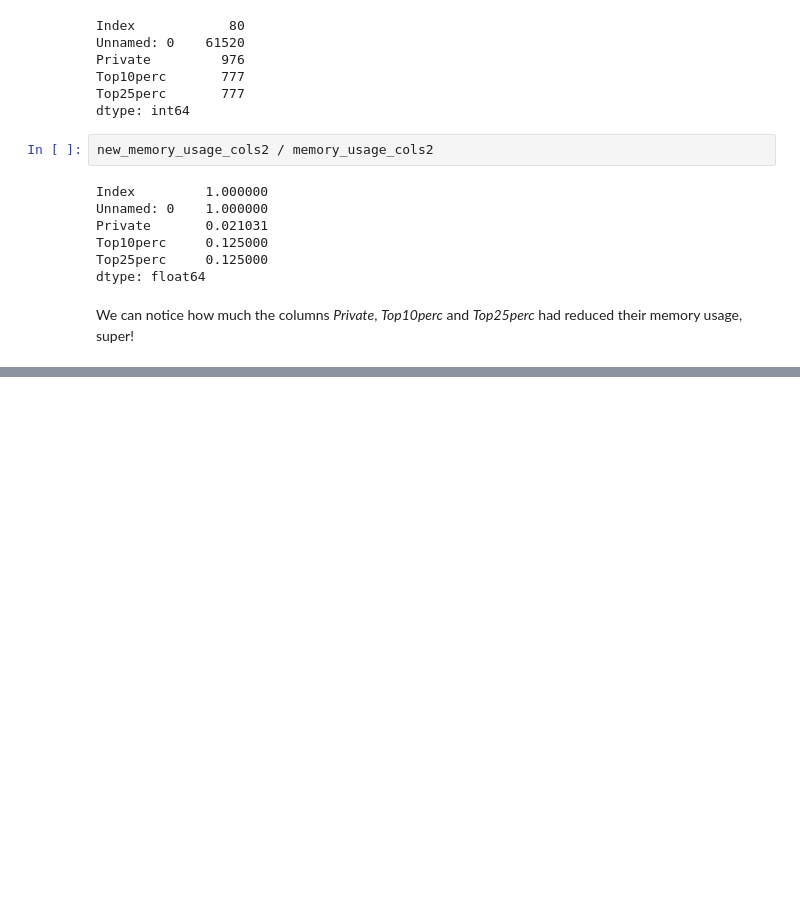
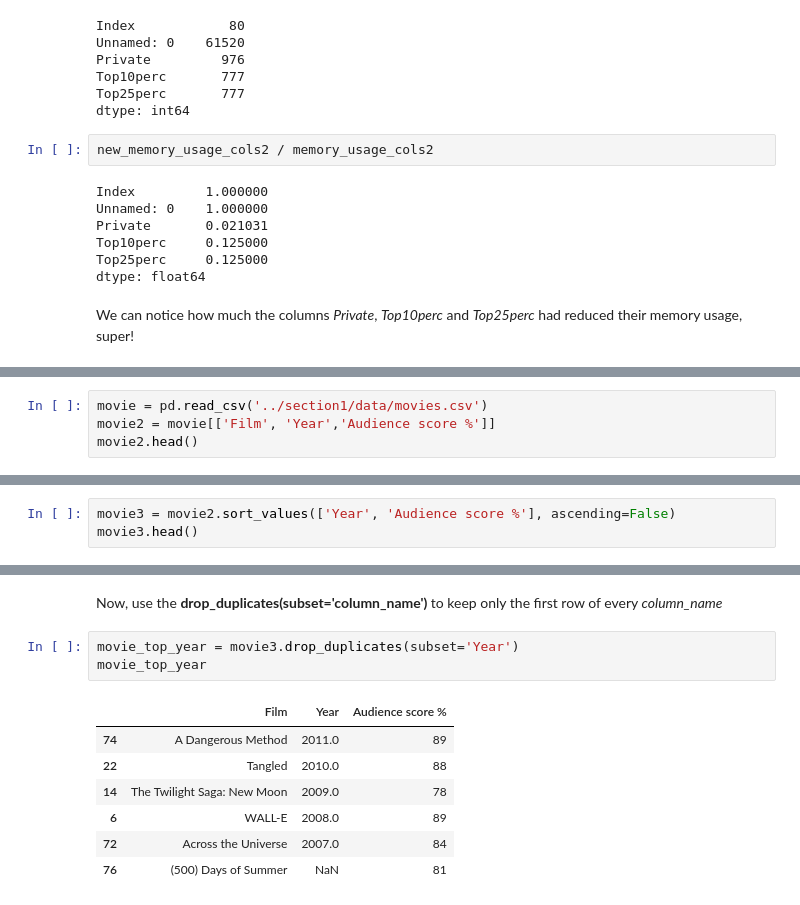
Before and after one commit to pptr3/analysis-data-exploration, a Jupyter notebook: section3/beginning_eda.ipynb, the cells around one changed output, grey strips where cells are left out. Cells and saved outputs as stored; diff of their text form; blank space fills up the shorter version.

```diff
--- a/section3/beginning_eda.ipynb
+++ b/section3/beginning_eda.ipynb
@@ -228,0 +273,4 @@ We can notice how much the columns *Private*, *Top10perc* and *Top25perc* had re
+# %%
+movie = pd.read_csv('../section1/data/movies.csv')
+movie2 = movie[['Film', 'Year','Audience score %']]
+movie2.head()
@@ -228,0 +297,3 @@ We can notice how much the columns *Private*, *Top10perc* and *Top25perc* had re
+# %%
+movie3 = movie2.sort_values(['Year', 'Audience score %'], ascending=False)
+movie3.head()
@@ -228,0 +307,13 @@ We can notice how much the columns *Private*, *Top10perc* and *Top25perc* had re
+# %% [markdown]
+Now, use the **drop_duplicates(subset='column_name')** to keep only the first row of every *column_name*
+# %%
+movie_top_year = movie3.drop_duplicates(subset='Year')
+movie_top_year
+# %% [output]
+|  | Film | Year | Audience score % |
+| 74 | A Dangerous Method | 2011.0 | 89 |
+| 22 | Tangled | 2010.0 | 88 |
+| 14 | The Twilight Saga: New Moon | 2009.0 | 78 |
+| 6 | WALL-E | 2008.0 | 89 |
+| 72 | Across the Universe | 2007.0 | 84 |
+| 76 | (500) Days of Summer | NaN | 81 |
```
Also changed, not shown: parts of 13 cells of this notebook.
